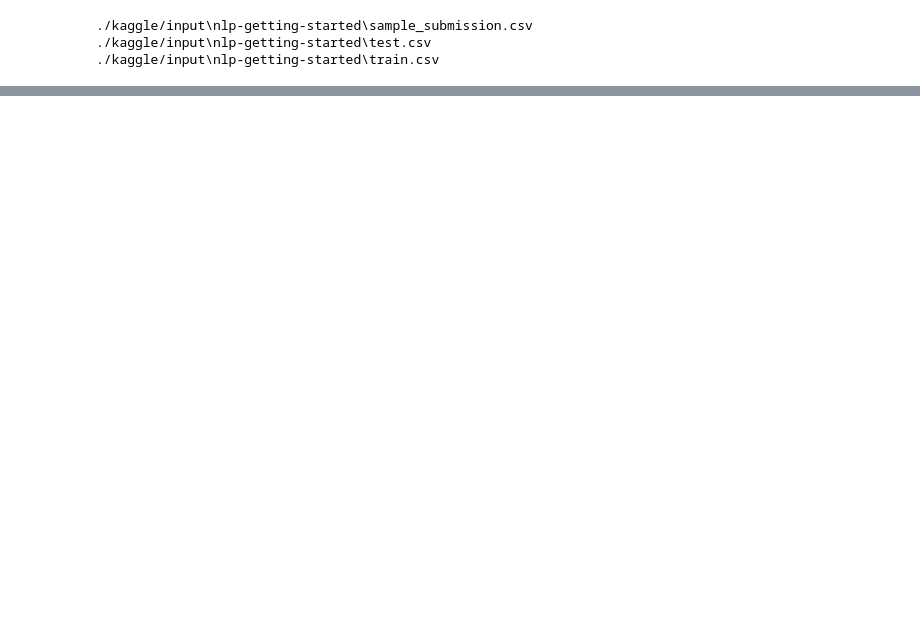
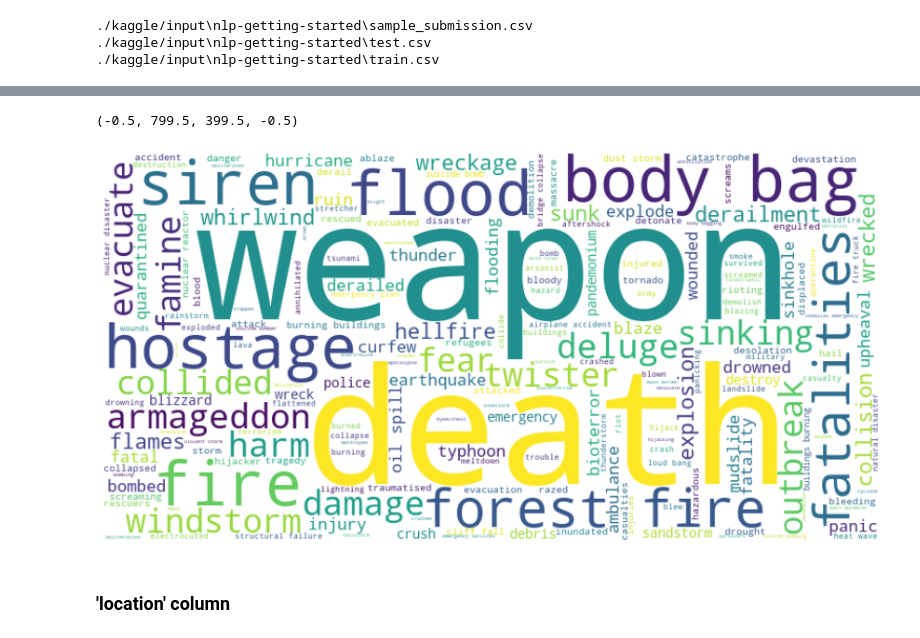
Before and after one commit to tonytrieu/DesasterTweets, a Jupyter notebook: desaster-tweet-eda.ipynb, the cells around one changed output, grey strips where cells are left out. Saved outputs shown, nothing was run; the diff lists cells and outputs as text; code cells hidden in the pictures; blank space fills up the shorter version.

```diff
--- a/desaster-tweet-eda.ipynb
+++ b/desaster-tweet-eda.ipynb
@@ -22,0 +89,24 @@ for dirname, _, filenames in os.walk("./kaggle/input"):
+# %%
+# Creating word cloud. NaN and empty entries need to be removed:
+data_train_keyword_isval = data_train.dropna(subset = ["keyword"])
+data_train_keyword_isval = data_train_keyword_isval.loc[(data_train.keyword != '')]
+
+
+# Preparing text for word cloud
+# Cleaning text using Regex. Replacing spaces: '%20' with '%'
+text = ' '.join(data_train_keyword_isval['keyword'].sample(frac = 1)) # needs to be shuffled to avoid wordcloud conflicts with repeating words
+clean_text = re.sub(r'%20', '%', text)
+
+# Generating wordcloud
+wc = WordCloud(width = 800, height = 400, background_color = 'white')
+wc.generate(clean_text)
+plt.figure(figsize=(15,8))
+wc.generate(clean_text)
+plt.figure(figsize=(15,8))
+plt.imshow(wc, interpolation = 'bilinear')
+plt.axis('off')
+# %% [output]
+(-0.5, 799.5, 399.5, -0.5)
+[figure, added]
+# %% [markdown]
+### 'location' column
```
Also changed, not shown: parts of 17 cells of this notebook, 1 other file.
